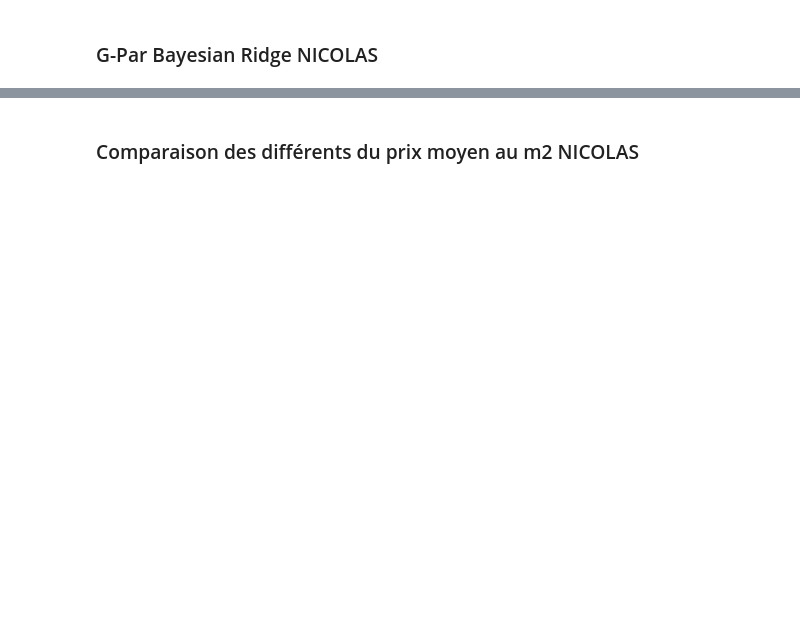
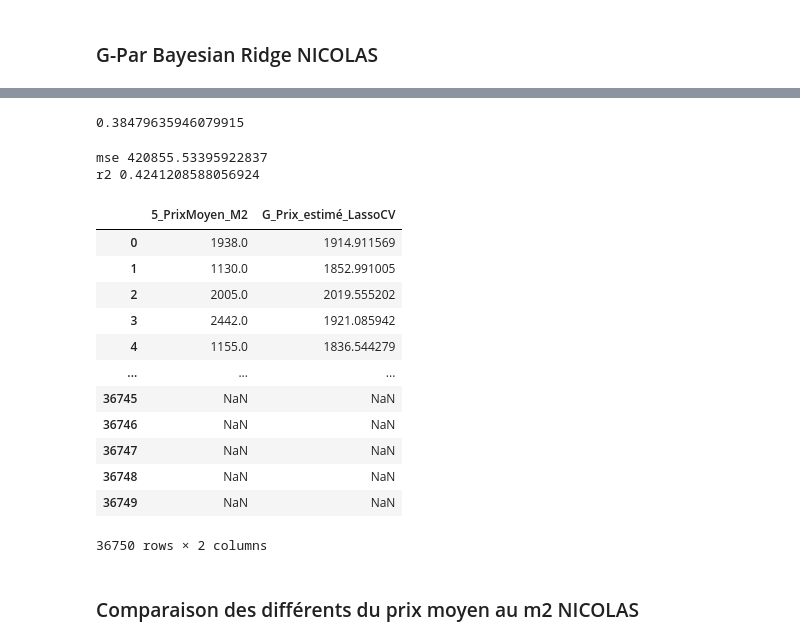
Before and after one commit to FilRougeMobilite/Mobilite, a Jupyter notebook: Analyse_tables_traitees.ipynb, the cells around one changed output, grey strips where cells are left out. Cells and saved outputs as stored; diff of their text form; code cells hidden in the pictures; blank space fills up the shorter version.

Commit message:
v1 Avec LassoCV pour imputation + function d'analyse

```diff
--- a/Analyse_tables_traitees.ipynb
+++ b/Analyse_tables_traitees.ipynb
@@ -1213,0 +863,7 @@ for impute_estimator, tol in zip(estimators, tolerances):
+# %%
+num_features = ['3_Population municipale', '3_Densité_hab_par_km2', '3_Superficie de la commune',
+              '4_Altitude Moyenne','4_lat','4_lon']
+cat_features = ['4_Département']
+
+for c in cat_features:
+    X[c] = X[c].astype('category')
@@ -1213,0 +887,22 @@ for impute_estimator, tol in zip(estimators, tolerances):
+# %%
+numeric_transformer = Pipeline(
+    steps=[
+        ("scaler", StandardScaler()),
+    ])
+
+categorical_transformer = Pipeline(
+    steps=[("encoder", OneHotEncoder(handle_unknown="ignore"))
+          ])
+
+preprocessor = ColumnTransformer(
+    transformers=[
+        ("num", numeric_transformer, num_features),
+        ("cat", categorical_transformer, cat_features),
+    ])
+# %%
+%%time
+lasso_opti= Pipeline(
+    steps=[("preprocessor", preprocessor),
+           ("lassoCV", LassoCV(cv=5, random_state=0))])
+lasso_opti.fit(X_train, y_train)
+y_pred = lasso_opti.predict(X_test)
@@ -1214,2 +932,32 @@ for impute_estimator, tol in zip(estimators, tolerances):
+# %%
+lasso_opti.named_steps.lassoCV.alpha_
+# %% [output]
+0.38479635946079915
+# %%
+print("mse",mean_squared_error(y_test, y_pred))
+print("r2", r2_score(y_test, y_pred))
+# %% [output]
+mse 420855.53395922837
+r2 0.4241208588056924
+# %%
+df['G_Prix_estimé_LassoCV'] = np.nan
+df.loc[df[features].notna().all(axis=1),'G_Prix_estimé_LassoCV'] = lasso_opti.predict(df.loc[df[features].notna().all(axis=1),['4_Département','3_Population municipale', '3_Densité_hab_par_km2', '3_Superficie de la commune',
+              '4_Altitude Moyenne','4_lat','4_lon']])
+# %%
+df[['5_PrixMoyen_M2', 'G_Prix_estimé_LassoCV'] ]
+# %% [output]
+|  | 5_PrixMoyen_M2 | G_Prix_estimé_LassoCV |
+| 0 | 1938.0 | 1914.911569 |
+| 1 | 1130.0 | 1852.991005 |
+| 2 | 2005.0 | 2019.555202 |
+| 3 | 2442.0 | 1921.085942 |
+| 4 | 1155.0 | 1836.544279 |
+| ... | ... | ... |
+| 36745 | NaN | NaN |
+| 36746 | NaN | NaN |
+| 36747 | NaN | NaN |
+| 36748 | NaN | NaN |
+| 36749 | NaN | NaN |
+36750 rows × 2 columns
 # %% [markdown]
 ### Comparaison des différents du prix moyen au m2 NICOLAS
```
Also changed, not shown: parts of 63 cells of this notebook.
